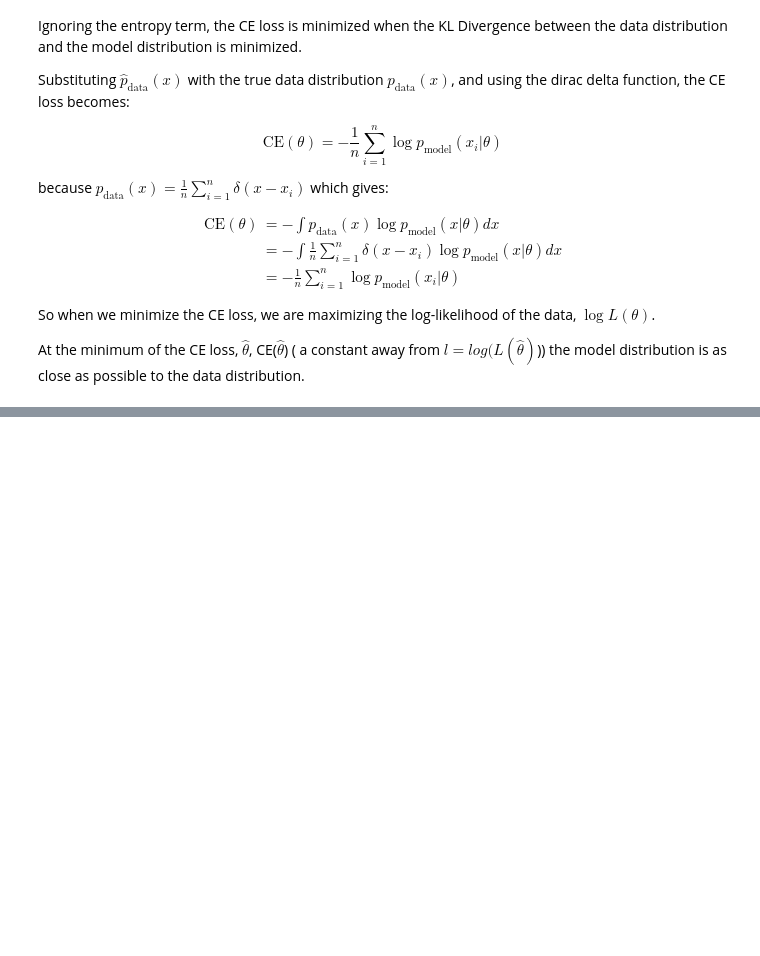
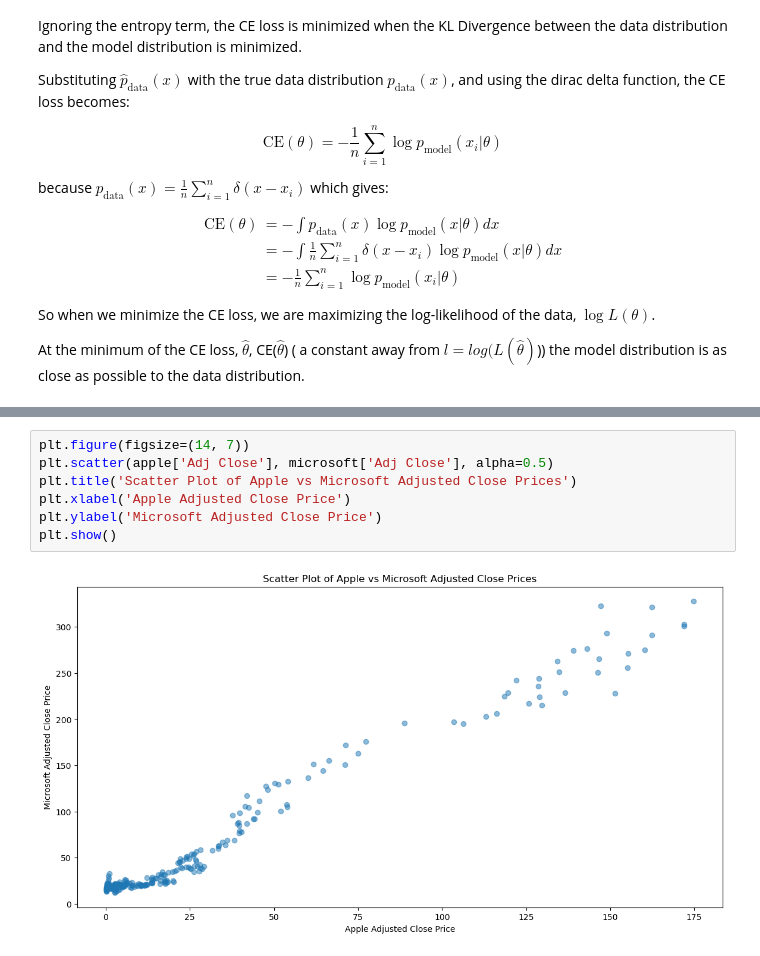
Before and after one commit to project-delphi/gan-tutorial, a Jupyter notebook: notebooks/mle.ipynb, the cells around one changed output, grey strips where cells are left out. Drawn from its saved outputs; the diff is of its cells as text; blank space fills up the shorter version.

```diff
--- a/notebooks/mle.ipynb
+++ b/notebooks/mle.ipynb
@@ -96,0 +176,9 @@ At the minimum of the CE loss, $\hat{\theta}$, CE($\hat{\theta}$) ( a constant a
+# %%
+plt.figure(figsize=(14, 7))
+plt.scatter(apple['Adj Close'], microsoft['Adj Close'], alpha=0.5)
+plt.title('Scatter Plot of Apple vs Microsoft Adjusted Close Prices')
+plt.xlabel('Apple Adjusted Close Price')
+plt.ylabel('Microsoft Adjusted Close Price')
+plt.show()
+# %% [output]
+[figure, added]
```
Also changed, not shown: parts of 13 cells of this notebook, 7 other files.
